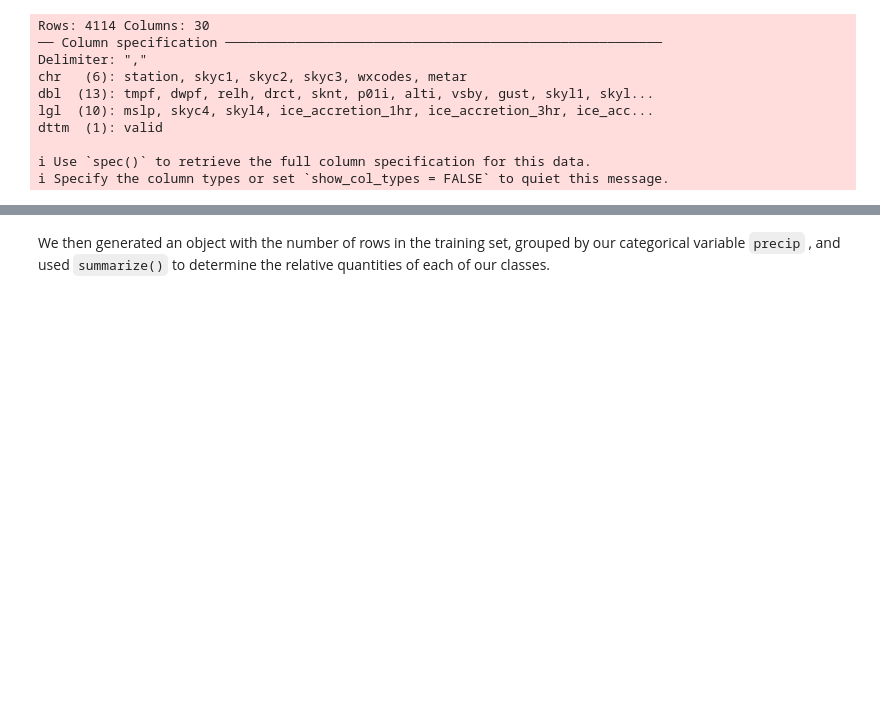
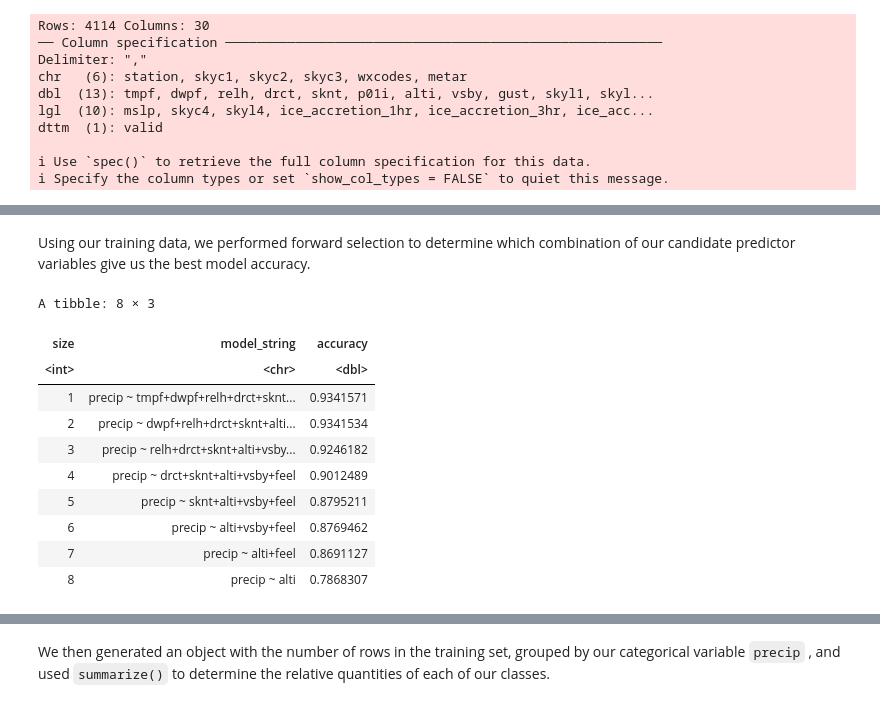
Before and after one commit to joobjoobsi/DSCI-group-44-project, a Jupyter notebook: GroupProject.ipynb, the cells around one changed output, grey strips where cells are left out. Cells and saved outputs as stored; diff of their text form; code cells hidden in the pictures; blank space fills up the shorter version.

```diff
--- a/GroupProject.ipynb
+++ b/GroupProject.ipynb
@@ -94,0 +77,80 @@ A tibble: 6 × 9
+# %% [markdown]
+Using our training data, we performed forward selection to determine which combination of our candidate predictor variables give us the best model accuracy.
+# %%
+set.seed(420)
+#generate names object containing candidate predictor variables
+names <- colnames(metar_training_pre |> select(-precip))
+
+# create an empty tibble to store the results
+accuracies <- tibble(size = integer(),
+                     model_string = character(),
+                     accuracy = numeric())
+
+# create a model specification
+predictor_spec <- nearest_neighbor(weight_func = "rectangular",
+                             neighbors = tune()) |>
+     set_engine("kknn") |>
+     set_mode("classification")
+
+# create a 5-fold cross-validation object
+metar_vfold1 <- vfold_cv(metar_training_pre, v = 5, strata = precip)
+
+# store the total number of predictors
+n_total <- length(names)
+
+# stores selected predictors
+selected <- c()
+
+# for every size from 1 to the total number of predictors
+for (i in 1:n_total) {
+    # for every predictor still not added yet
+    accs <- list()
+    models <- list()
+    for (j in 1:length(names)) {
+        # create a model string for this combination of predictors
+        preds_new <- c(selected, names[[j]])
+        model_string <- paste("precip", "~", paste(names, collapse="+"))
+
+        # create a recipe from the model string
+        metar_recipe1 <- recipe(as.formula(model_string),
+                                data = metar_training_pre) |>
+                          step_scale(all_predictors()) |>
+                          step_center(all_predictors())
+
+        # tune the KNN classifier with these predictors,
+        # and collect the accuracy for the best K
+        acc <- workflow() |>
+          add_recipe(metar_recipe1) |>
+          add_model(predictor_spec) |>
+          tune_grid(resamples = metar_vfold1, grid = 10) |>
+          collect_metrics() |>
+          filter(.metric == "accuracy") |>
+          summarize(mx = max(mean))
+        acc <- acc$mx |> unlist()
+
+        # add this result to the dataframe
+        accs[[j]] <- acc
+        models[[j]] <- model_string
+    }
+    jstar <- which.max(unlist(accs))
+    accuracies <- accuracies |>
+      add_row(size = i,
+              model_string = models[[jstar]],
+              accuracy = accs[[jstar]])
+    selected <- c(selected, names[[jstar]])
+    names <- names[-jstar]
+}
+
+accuracies
+# %% [output]
+A tibble: 8 × 3
+| size | model_string | accuracy |
+| <int> | <chr> | <dbl> |
+| 1 | precip ~ tmpf+dwpf+relh+drct+sknt... | 0.9341571 |
+| 2 | precip ~ dwpf+relh+drct+sknt+alti... | 0.9341534 |
+| 3 | precip ~ relh+drct+sknt+alti+vsby... | 0.9246182 |
+| 4 | precip ~ drct+sknt+alti+vsby+feel | 0.9012489 |
+| 5 | precip ~ sknt+alti+vsby+feel | 0.8795211 |
+| 6 | precip ~ alti+vsby+feel | 0.8769462 |
+| 7 | precip ~ alti+feel | 0.8691127 |
+| 8 | precip ~ alti | 0.7868307 |
```
Also changed, not shown: parts of 27 cells of this notebook.
